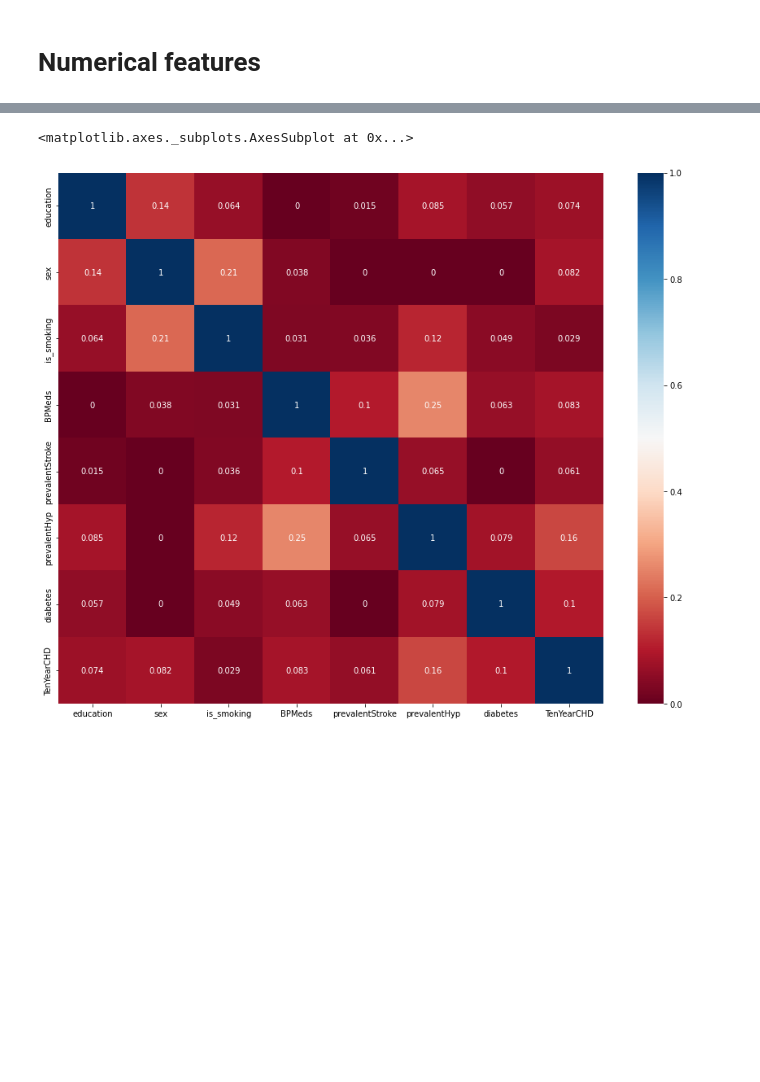
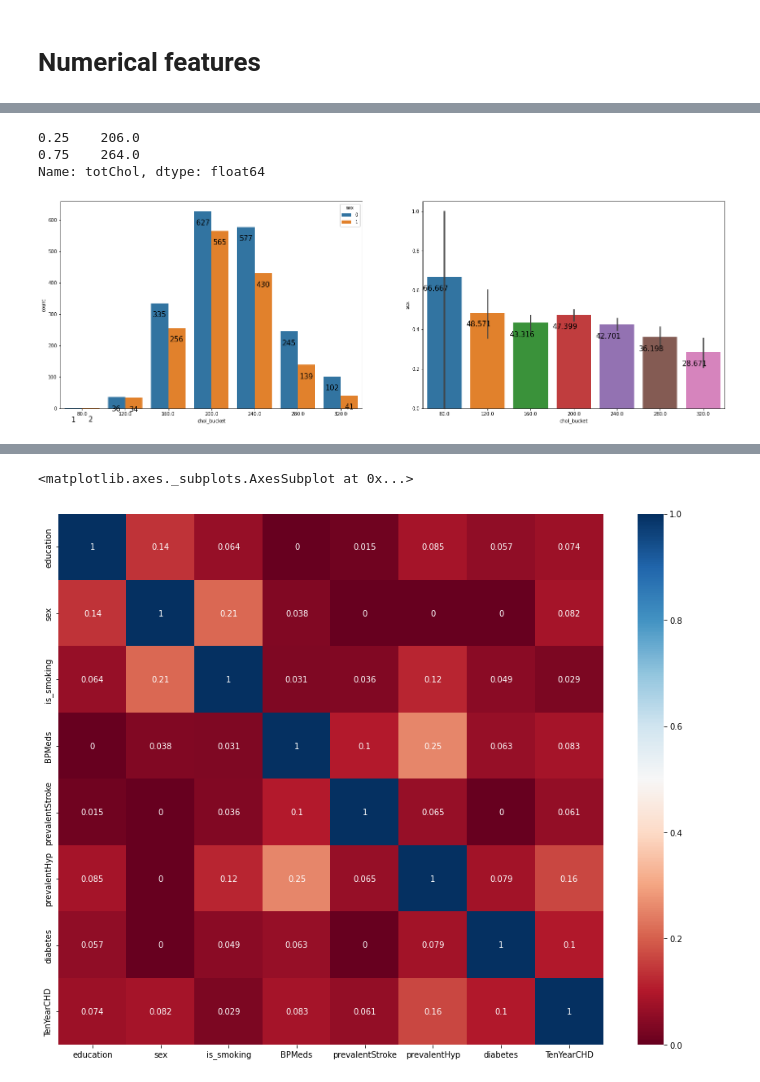
Before and after one commit to Rochakr4/CAPSTONE-PROJECT-3--Cardiovascular-Risk-Prediction, a Jupyter notebook: CAPSTONE_PROJECT_3_Cardiovascular_Risk_Prediction.ipynb, the cells around one changed output, grey strips where cells are left out. Saved outputs shown, nothing was run; the diff lists cells and outputs as text; code cells hidden in the pictures; blank space fills up the shorter version.

```diff
--- a/CAPSTONE_PROJECT_3_Cardiovascular_Risk_Prediction.ipynb
+++ b/CAPSTONE_PROJECT_3_Cardiovascular_Risk_Prediction.ipynb
@@ -297,0 +308,23 @@ for v in ['is_smoking', 'BPMeds', 'prevalentStroke', 'prevalentHyp', 'diabetes']
+# %%
+vals = data_df.totChol.quantile([0.25,0.75])
+print(vals)
+iqr = vals.values[1] - vals.values[0]
+min_lim, max_lim = vals.values[0] - 1.5*iqr, vals.values[1] + 1.5*iqr
+data_df['totChol'] = data_df['totChol'].apply(lambda x : min_lim if x < min_lim else x)
+data_df['totChol'] = data_df['totChol'].apply(lambda x : max_lim if x > max_lim else x)
+# %% [output]
+0.25    206.0
+0.75    264.0
+Name: totChol, dtype: float64
+# %%
+data_df['chol_bucket'] = data_df['totChol'].apply(lambda x : 40*(x//40))
+for v in ['sex', 'is_smoking', 'BPMeds', 'prevalentStroke', 'prevalentHyp', 'diabetes']:
+  fig, axes = plt.subplots(1,2,figsize=(25,8))
+  ch=sns.countplot(x='chol_bucket',hue=v,data=data_df, ax=axes[0])
+  for p in ch.patches:
+        ch.annotate(f'\n{p.get_height()}', (p.get_x()+0.2, p.get_height()), ha='center', va='top', size=15)
+  vh=sns.barplot('chol_bucket',v, data = data_df, ax=axes[1])
+  for p in vh.patches:
+        vh.annotate(f'\n{round(p.get_height()*100,3)}', (p.get_x()+0.2, p.get_height()), ha='center', va='top', size=15)
+# %% [output]
+[figure, added]
```
Also changed, not shown: parts of 37 cells of this notebook.
